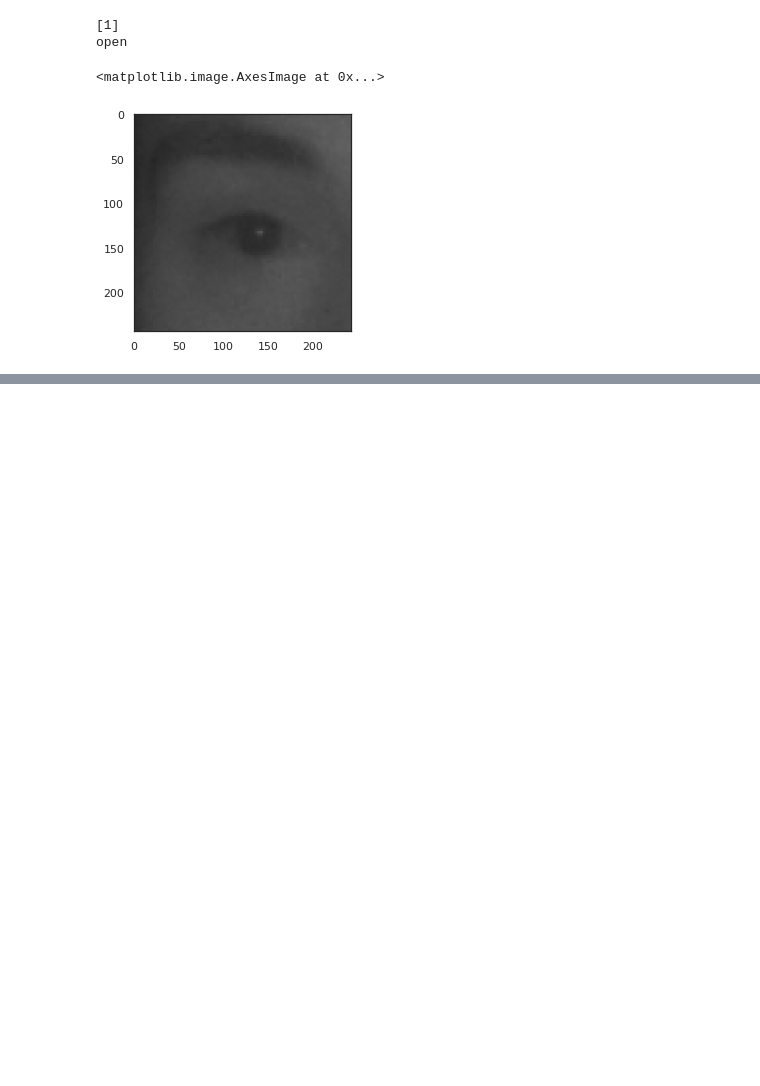
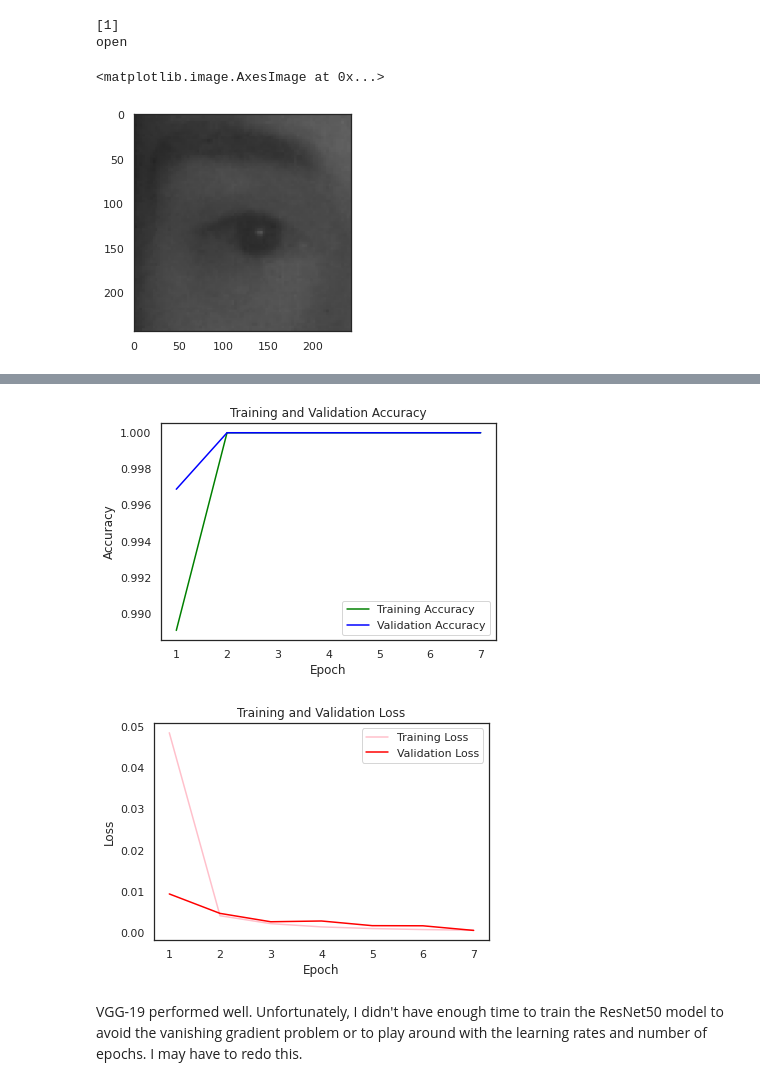
Before and after one commit to akilanarasu1994/deep-learning-final, a Jupyter notebook: final-project-drowsiness-detection.ipynb, the cells around one changed output, grey strips where cells are left out. Saved outputs shown, nothing was run; the diff lists cells and outputs as text; code cells hidden in the pictures; blank space fills up the shorter version.

```diff
--- a/final-project-drowsiness-detection.ipynb
+++ b/final-project-drowsiness-detection.ipynb
@@ -569,0 +579,13 @@ NameError: name 'tflite_model' is not defined
+# %%
+model_res_50.compile(
+    optimizer = 'adam',
+    loss = 'sparse_categorical_crossentropy',
+    metrics = ['accuracy'])
+
+history_res_50 = model_res_50.fit(
+    train_data,
+    validation_steps = int(0.1 * len(train_data)),
+    epochs = 7,
+    validation_data = test_data,
+    verbose = 1
+)
@@ -569,0 +782,30 @@ NameError: name 'tflite_model' is not defined
+# %%
+acc = history_res_50.history['accuracy']
+val_acc = history_res_50.history['val_accuracy']
+loss = history_res_50.history['loss']
+val_loss = history_res_50.history['val_loss']
+epochs = range(1, len(loss) + 1)
+
+#accuracy plot
+plt.plot(epochs, acc, color='green', label='Training Accuracy')
+plt.plot(epochs, val_acc, color='blue', label='Validation Accuracy')
+plt.title('Training and Validation Accuracy')
+plt.ylabel('Accuracy')
+plt.xlabel('Epoch')
+plt.legend()
+
+plt.figure()
+#loss plot
+plt.plot(epochs, loss, color='pink', label='Training Loss')
+plt.plot(epochs, val_loss, color='red', label='Validation Loss')
+plt.title('Training and Validation Loss')
+plt.xlabel('Epoch')
+plt.ylabel('Loss')
+plt.legend()
+
+plt.show()
+# %% [output]
+[figure, added]
+[figure, added]
+# %% [markdown]
+VGG-19 performed well. Unfortunately, I didn't have enough time to train the ResNet50 model to avoid the vanishing gradient problem or to play around with the learning rates and number of epochs. I may have to redo this.
```
Also changed, not shown: parts of 7 cells of this notebook.
